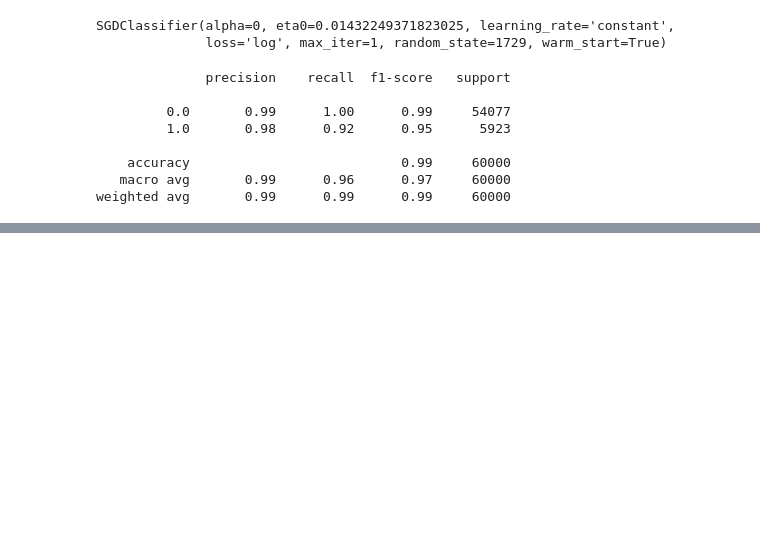
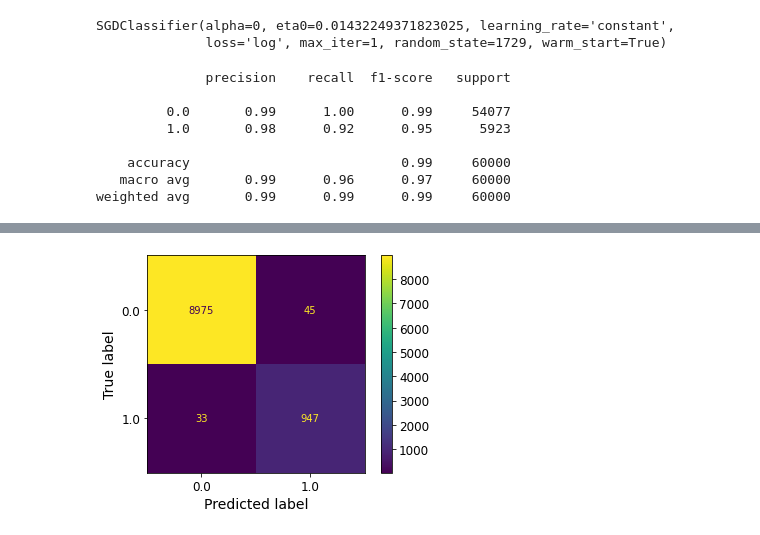
Before and after one commit to ananddotiyer/IIT-M, a Jupyter notebook: My Notes/MLP/Week6.ipynb, the cells around one changed output, grey strips where cells are left out. Cells and saved outputs as stored; diff of their text form; code cells hidden in the pictures; blank space fills up the shorter version.

```diff
--- a/My Notes/MLP/Week6.ipynb
+++ b/My Notes/MLP/Week6.ipynb
@@ -309,0 +420,4 @@ weighted avg       0.99      0.99      0.99     60000
+# %%
+cm_display = ConfusionMatrixDisplay.from_predictions(y_test_0, lr_cv_y_hat_0, values_format='0.5g') # LogisticRegressionCV
+# %% [output]
+[figure, added]
```
Also changed, not shown: parts of 24 cells of this notebook.
